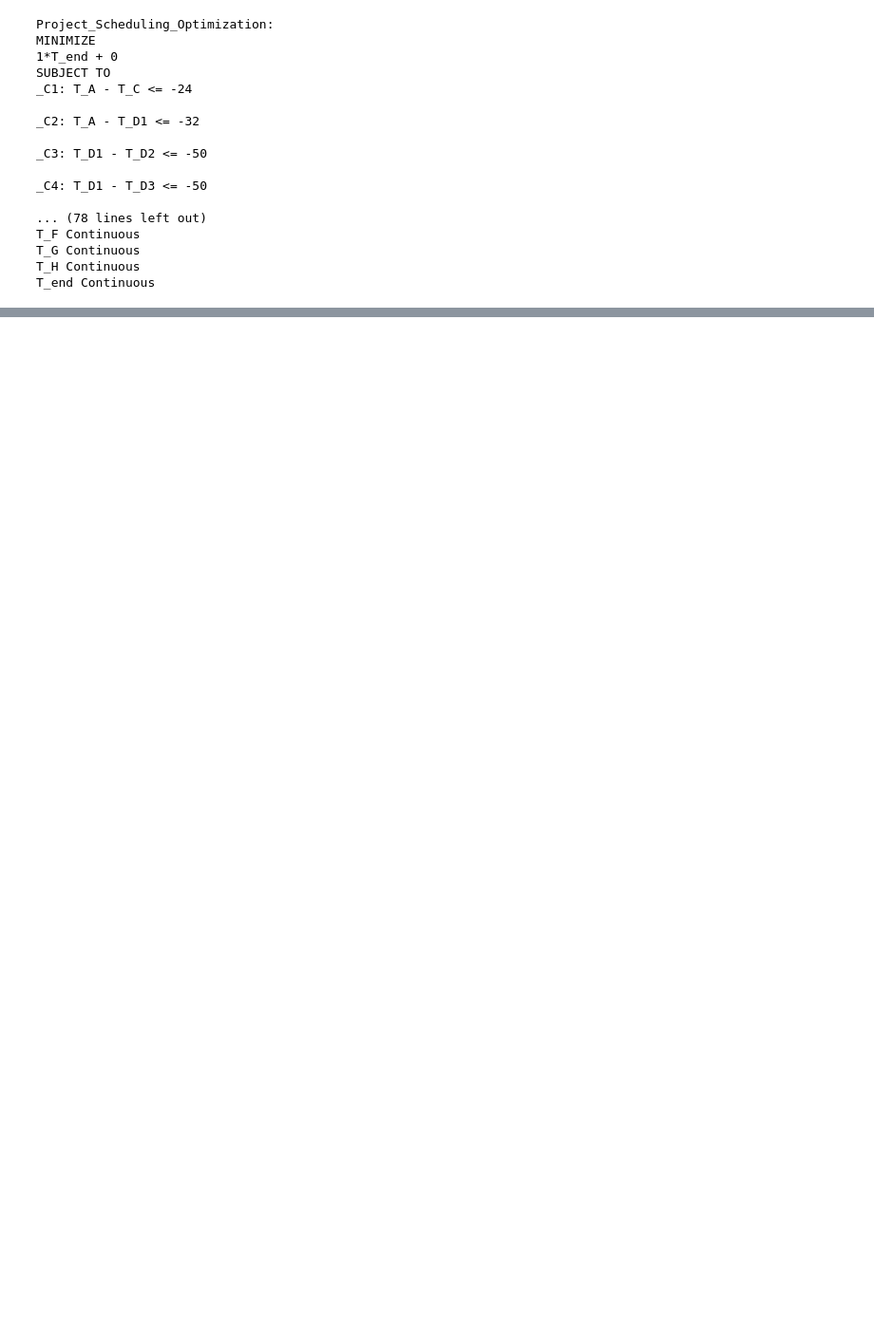
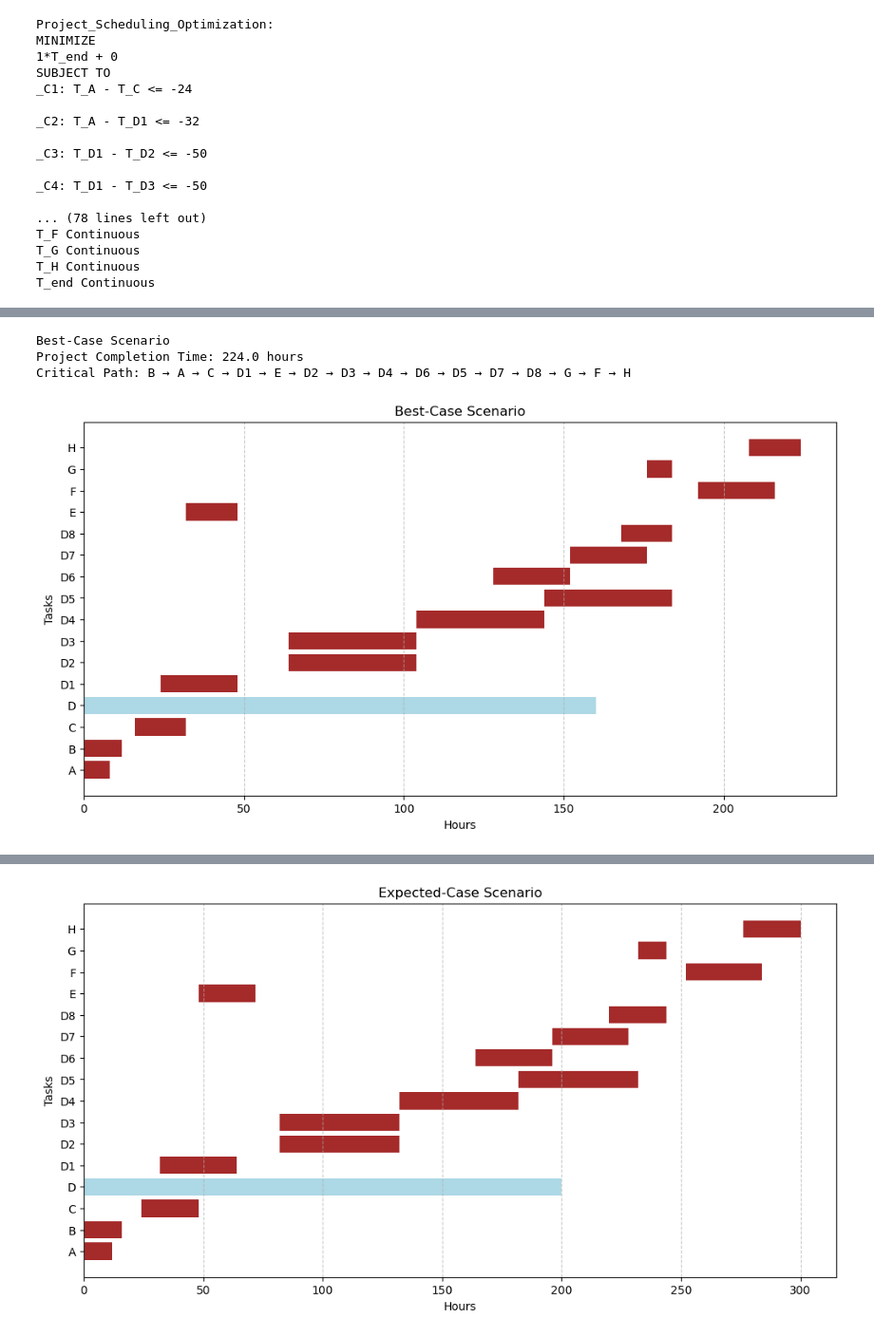
Before and after one commit to maddylok/Lok-MSDS-460-Assignment-2, a Jupyter notebook: Assignment2.ipynb, the cells around one changed output, grey strips where cells are left out. Shown at 95% size. Drawn from its saved outputs; the diff is of its cells as text; code cells hidden in the pictures; blank space fills up the shorter version.

```diff
--- a/Assignment2.ipynb
+++ b/Assignment2.ipynb
@@ -298,0 +303,79 @@ T_end Continuous
+# %%
+# solving lp problem for all three scenarios
+def solve_and_visualize_scenario(scenario_name, time_column):
+    """Solves the LP model for the given scenario (best-case, expected-case, worst-case) and generates a Gantt chart."""
+
+    lp_model = LpProblem(f"Project_Scheduling_{scenario_name}", LpMinimize)
+    task_vars = {task: LpVariable(f"T_{task}", lowBound=0) for task in df_tasks["taskID"]}
+
+    T_end = LpVariable("T_end", lowBound=0)
+
+    lp_model += T_end
+
+    for _, row in df_tasks.iterrows():
+        task = row["taskID"]
+        duration = row[time_column]
+
+        if pd.notna(row["predecessorTaskIDs"]):
+            predecessors = str(row["predecessorTaskIDs"]).split(",")
+            for pred in predecessors:
+                pred = pred.strip()
+                if pred in task_vars:
+                    lp_model += task_vars[pred] + duration <= task_vars[task]
+
+    for task, var in task_vars.items():
+        duration = df_tasks.loc[df_tasks["taskID"] == task, time_column].values[0]
+        lp_model += var + duration <= T_end
+
+    lp_model.solve(PULP_CBC_CMD(msg=False))
+
+    task_start_times = {task: task_vars[task].varValue for task in task_vars}
+    task_end_times = {task: task_start_times[task] + df_tasks.loc[df_tasks["taskID"] == task, time_column].values[0] for task in task_vars}
+
+    critical_path = set()
+
+    def trace_critical_path(task):
+        """Recursively add tasks to the critical path by following dependencies."""
+        if task in critical_path:
+            return
+        critical_path.add(task)
+
+        predecessors = df_tasks.loc[df_tasks["taskID"] == task, "predecessorTaskIDs"].values[0]
+        if pd.notna(predecessors):
+            for pred in str(predecessors).split(","):
+                pred = pred.strip()
+                if pred in task_end_times:
+                    trace_critical_path(pred)
+
+    for task, end_time in task_end_times.items():
+        if abs(end_time - T_end.varValue) <= 2:
+            trace_critical_path(task)
+
+    critical_path = sorted(set(critical_path), key=lambda x: task_vars[x].varValue)
+
+    print(f"\n{scenario_name} Scenario")
+    print(f"Project Completion Time: {T_end.varValue} hours")
+    print("Critical Path:", " → ".join(critical_path))
+
+    plt.figure(figsize=(12, 6))
+    for i, task in enumerate(task_vars.keys()):
+        start = task_start_times[task]
+        duration = df_tasks.loc[df_tasks["taskID"] == task, time_column].values[0]
+        color = "brown" if task in critical_path else "lightblue"
+        plt.barh(i, duration, left=start, color=color)
+
+    plt.xlabel("Hours")
+    plt.ylabel("Tasks")
+    plt.title(f"{scenario_name} Scenario")
+    plt.yticks(range(len(task_vars)), list(task_vars.keys()))
+    plt.grid(axis="x", linestyle="--", alpha=0.7)
+    plt.show()
+
+solve_and_visualize_scenario("Best-Case", "bestCaseHours")
+solve_and_visualize_scenario("Expected-Case", "expectedHours")
+solve_and_visualize_scenario("Worst-Case", "worstCaseHours")
+# %% [output]
+Best-Case Scenario
+Project Completion Time: 224.0 hours
+Critical Path: B → A → C → D1 → E → D2 → D3 → D4 → D6 → D5 → D7 → D8 → G → F → H
+[figure, added]
@@ -298,0 +385 @@ T_end Continuous
+[figure, added]
```
Also changed, not shown: parts of 25 cells of this notebook, 1 other file.
